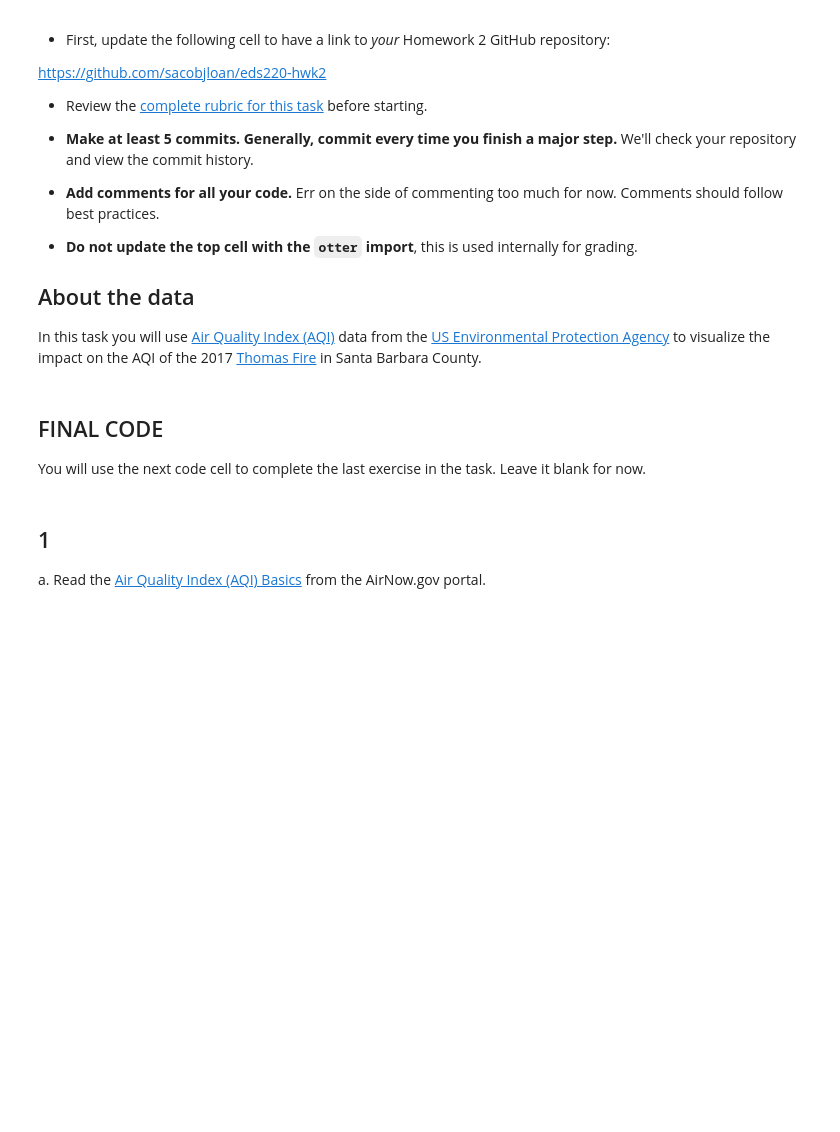
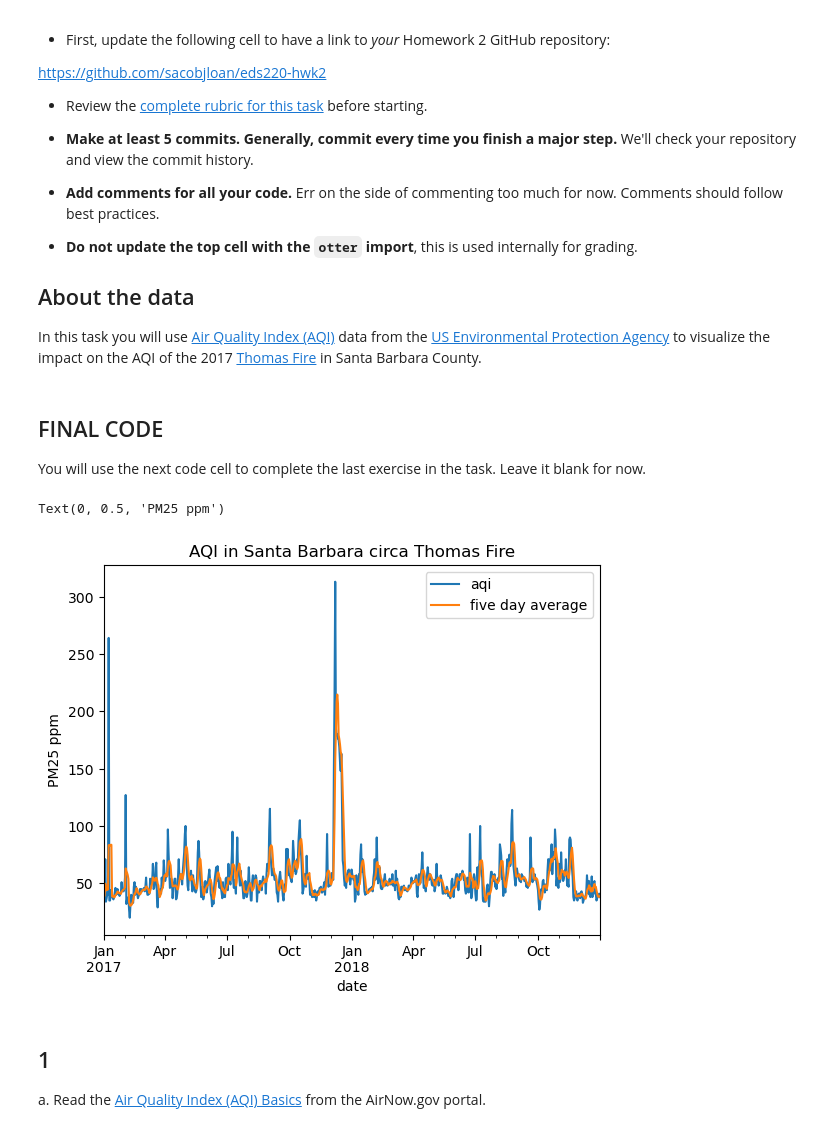
Before and after one commit to sacobjloan/eds220-hwk2, a Jupyter notebook: task3/hwk2-task3-aqi-sloan.ipynb, the cells around one changed output. Saved outputs shown, nothing was run; the diff lists cells and outputs as text; code cells hidden in the pictures; blank space fills up the shorter version.

Commit message:
finished task 3

```diff
--- a/task3/hwk2-task3-aqi-sloan.ipynb
+++ b/task3/hwk2-task3-aqi-sloan.ipynb
@@ -33,6 +33,26 @@ In this task you will use [Air Quality Index (AQI)](https://www.airnow.gov/aqi/a
 ## FINAL CODE
 
 You will use the next code cell to complete the last exercise in the task. Leave it blank for now.
+# %%
+aqi_17 = pd.read_csv('C:/Users/sacob/OneDrive/Desktop/MEDS current classes/EDS220_Environmental_Data_Science/eds220-hwk2/task2/data/daily_aqi_by_county_2017.zip', compression='zip')
+aqi_17 = pd.read_csv('C:/Users/sacob/OneDrive/Desktop/MEDS current classes/EDS220_Environmental_Data_Science/eds220-hwk2/task2/data/daily_aqi_by_county_2017.zip', compression='zip')
+aqi = pd.concat([aqi_17,aqi_18])
+aqi.columns = (aqi.columns
+                  .str.lower()
+                  .str.replace(' ','_')
+                ) # Making all columns lower cased, and replacing spaces with underscores
+aqi_sb = aqi[aqi['county_name'] == 'Santa Barbara'].drop(['state_name','county_name','state_code','county_code'], axis = 1) # Filtering to only Santa Barbara County and getting rid of unnecessary columns
+aqi_sb['date'] = aqi_sb['date'].astype('datetime64[ns]') # Convert string to datetime64
+aqi_sb = aqi_sb.set_index('date').sort_index() # Set index as date column, and then make sure the index is in order using .sort_index()
+aqi_sb['five_day_average'] = aqi_sb['aqi'].rolling('5D').mean()
+
+aqi_sb.plot(kind = 'line', y = ['aqi','five_day_average'])
+plt.title('AQI in Santa Barbara circa Thomas Fire')
+plt.legend(labels = ['aqi','five day average'])
+plt.ylabel('PM25 ppm')
+# %% [output]
+Text(0, 0.5, 'PM25 ppm')
+[figure, added]
 # %% [markdown]
 ## 1
 
```
Also changed, not shown: parts of 10 cells of this notebook.
